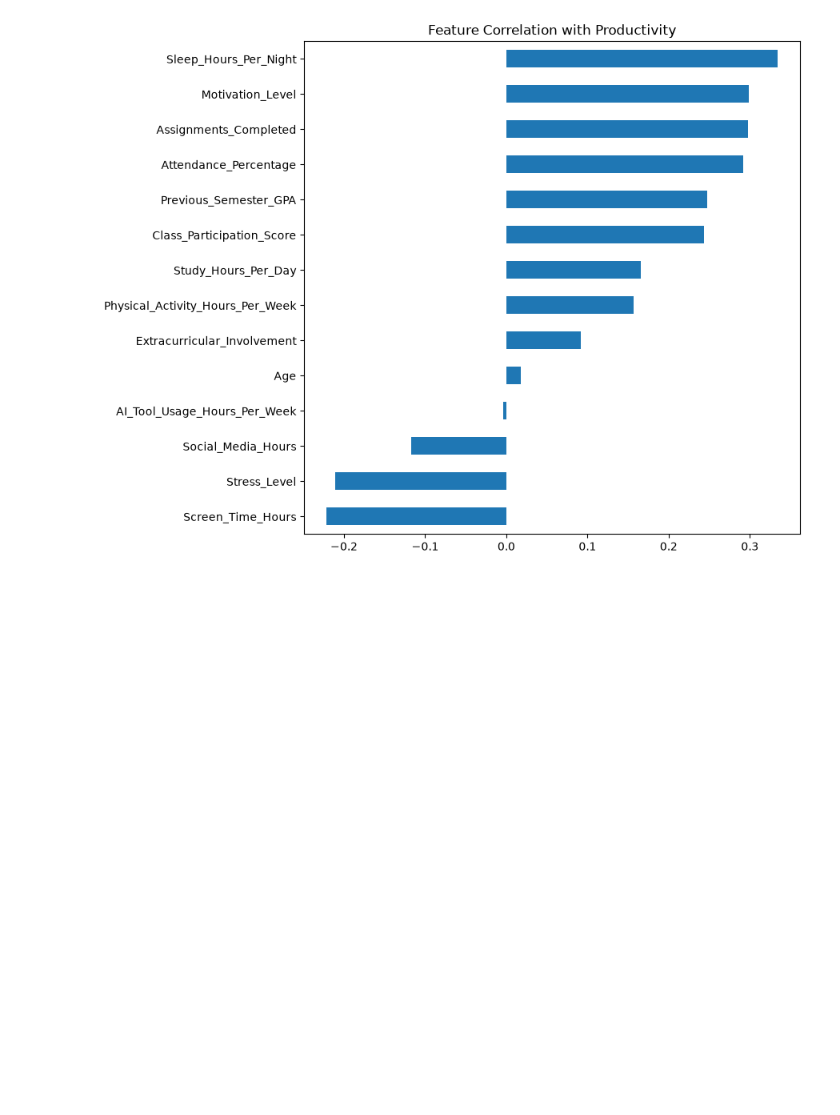
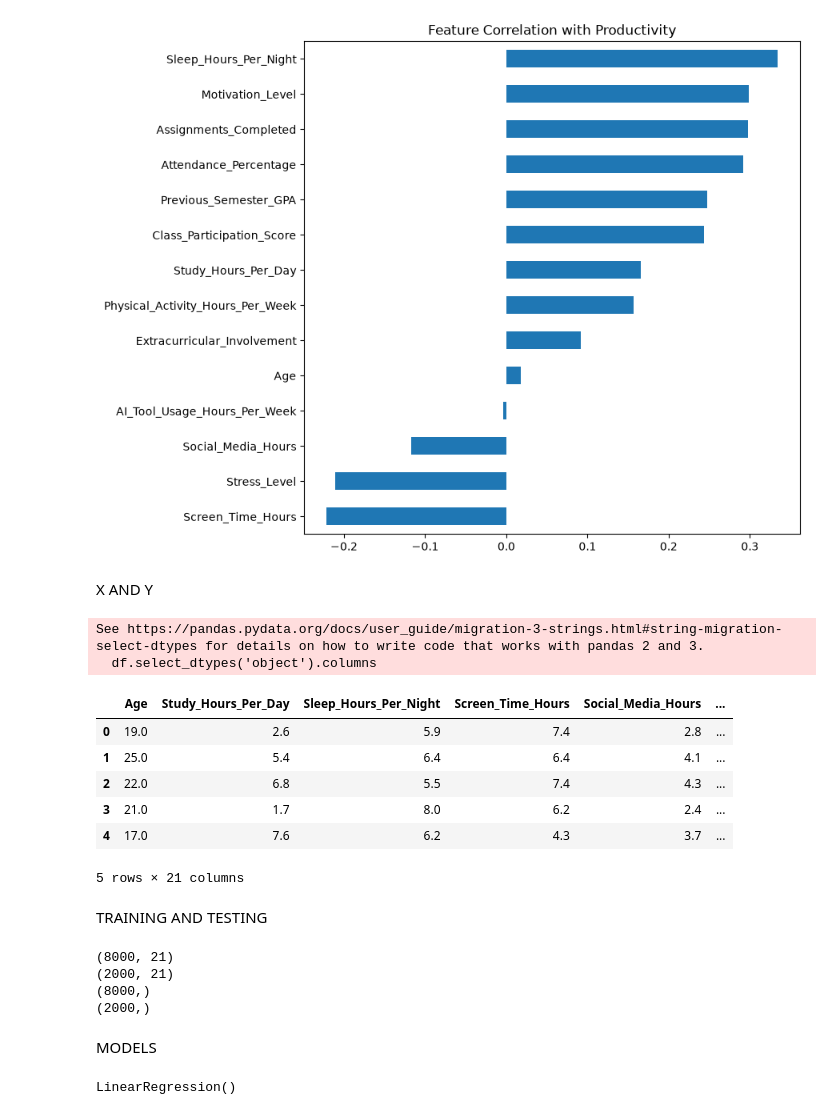
Before and after one commit to Bhavya2007-18/MACHINE-LEARNING, a Jupyter notebook: projects/1st_ml-model/data.ipynb, the cells around one changed output. Saved outputs shown, nothing was run; the diff lists cells and outputs as text; code cells hidden in the pictures; blank space fills up the shorter version.

```diff
--- a/projects/1st_ml-model/data.ipynb
+++ b/projects/1st_ml-model/data.ipynb
@@ -498,3 +498,42 @@ plt.title("Feature Correlation with Productivity")
 plt.show()
 # %% [output]
 [figure]
+# %% [markdown]
+X AND Y
+# %%
+# separate features and target
+
+X = df.drop(
+    'Productivity_Score',
+    axis=1
+)
+
+y = df['Productivity_Score']
+
+
+# check categorical columns
+
+df.select_dtypes('object').columns
+
+
+# encode them
+
+X = pd.get_dummies(
+    X,
+    drop_first=True
+) #This converts those text columns into numbers.
+# %% [output]
+See https://pandas.pydata.org/docs/user_guide/migration-3-strings.html#string-migration-select-dtypes for details on how to write code that works with pandas 2 and 3.
+  df.select_dtypes('object').columns
+# %%
+X.head()
+# %% [output]
+|  | Age | Study_Hours_Per_Day | Sleep_Hours_Per_Night | Screen_Time_Hours | Social_Media_Hours | ... |
+| 0 | 19.0 | 2.6 | 5.9 | 7.4 | 2.8 | ... |
+| 1 | 25.0 | 5.4 | 6.4 | 6.4 | 4.1 | ... |
+| 2 | 22.0 | 6.8 | 5.5 | 7.4 | 4.3 | ... |
+| 3 | 21.0 | 1.7 | 8.0 | 6.2 | 2.4 | ... |
+| 4 | 17.0 | 7.6 | 6.2 | 4.3 | 3.7 | ... |
+5 rows × 21 columns
+# %% [markdown]
+TRAINING AND TESTING
@@ -500,0 +550,22 @@ plt.show()
+# %%
+print(X_train.shape)
+print(X_test.shape)
+print(y_train.shape)
+print(y_test.shape)
+# %% [output]
+(8000, 21)
+(2000, 21)
+(8000,)
+(2000,)
+# %% [markdown]
+MODELS
+# %%
+from sklearn.linear_model import LinearRegression
+model = LinearRegression()
+
+model.fit(
+    X_train,
+    y_train
+)
+# %% [output]
+LinearRegression()
```
Also changed, not shown: parts of 12 cells of this notebook.
